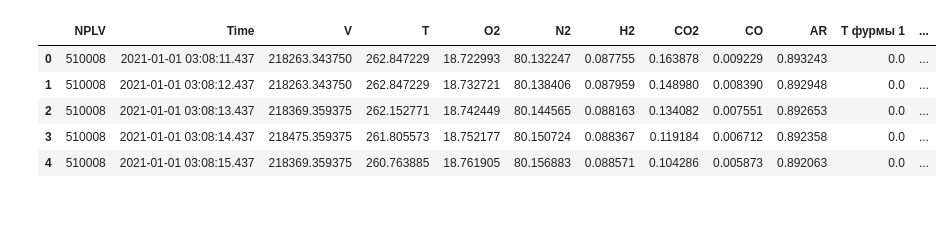
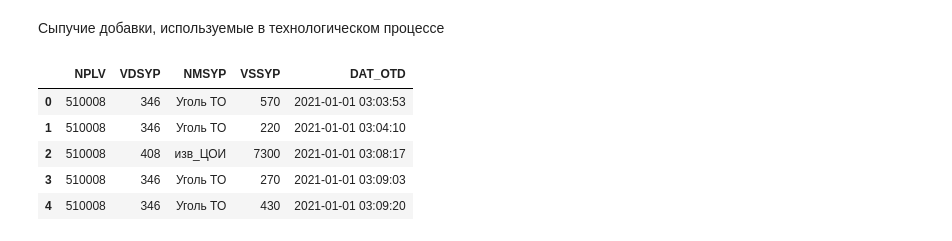
Before and after one commit to garipovroma/produv_o4ka, a Jupyter notebook: watch-data-lizaconst.ipynb, the cells around one changed output. Saved outputs shown, nothing was run; the diff lists cells and outputs as text; code cells hidden in the pictures; blank space fills up the shorter version.

```diff
--- a/watch-data-lizaconst.ipynb
+++ b/watch-data-lizaconst.ipynb
@@ -21,0 +170,3 @@ train_data['chronom'].head()
+# %%
+train_data['chugun'] = ts_preproc(train_data['chugun'], 'DATA_ZAMERA')
+train_data['chugun'].head()
@@ -21,0 +183,3 @@ train_data['chronom'].head()
+# %%
+train_data['gas'] = ts_preproc(train_data['gas'], 'Time')
+train_data['gas'].head()
@@ -30,0 +207,3 @@ train_data['chugun'].head()
+# %%
+train_data['plavki'] = ts_preproc(train_data['plavki'], 'plavka_VR_NACH')
+train_data['plavki'].head()
@@ -30,0 +220,3 @@ train_data['chugun'].head()
+# %%
+train_data['produv'] = ts_preproc(train_data['produv'], 'SEC')
+train_data['produv'].head()
@@ -31,9 +247,11 @@ train_data['chugun'].head()
+# %% [markdown]
+ Сыпучие добавки, используемые в технологическом процессе
 # %%
-train_data['gas'].head()
+train_data['sip'].head()
 # %% [output]
-|  | NPLV | Time | V | T | O2 | N2 | H2 | CO2 | CO | AR | T фурмы 1 | ... |
-| 0 | 510008 | 2021-01-01 03:08:11.437 | 218263.343750 | 262.847229 | 18.722993 | 80.132247 | 0.087755 | 0.163878 | 0.009229 | 0.893243 | 0.0 | ... |
-| 1 | 510008 | 2021-01-01 03:08:12.437 | 218263.343750 | 262.847229 | 18.732721 | 80.138406 | 0.087959 | 0.148980 | 0.008390 | 0.892948 | 0.0 | ... |
-| 2 | 510008 | 2021-01-01 03:08:13.437 | 218369.359375 | 262.152771 | 18.742449 | 80.144565 | 0.088163 | 0.134082 | 0.007551 | 0.892653 | 0.0 | ... |
-| 3 | 510008 | 2021-01-01 03:08:14.437 | 218475.359375 | 261.805573 | 18.752177 | 80.150724 | 0.088367 | 0.119184 | 0.006712 | 0.892358 | 0.0 | ... |
-| 4 | 510008 | 2021-01-01 03:08:15.437 | 218369.359375 | 260.763885 | 18.761905 | 80.156883 | 0.088571 | 0.104286 | 0.005873 | 0.892063 | 0.0 | ... |
+|  | NPLV | VDSYP | NMSYP | VSSYP | DAT_OTD |
+| 0 | 510008 | 346 | Уголь ТО | 570 | 2021-01-01 03:03:53 |
+| 1 | 510008 | 346 | Уголь ТО | 220 | 2021-01-01 03:04:10 |
+| 2 | 510008 | 408 | изв_ЦОИ | 7300 | 2021-01-01 03:08:17 |
+| 3 | 510008 | 346 | Уголь ТО | 270 | 2021-01-01 03:09:03 |
+| 4 | 510008 | 346 | Уголь ТО | 430 | 2021-01-01 03:09:20 |
```
Also changed, not shown: parts of 36 cells of this notebook.
